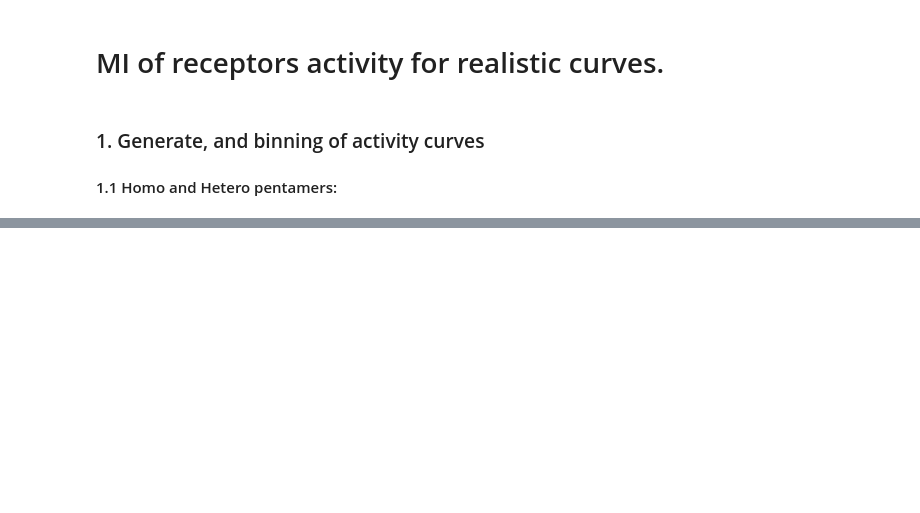
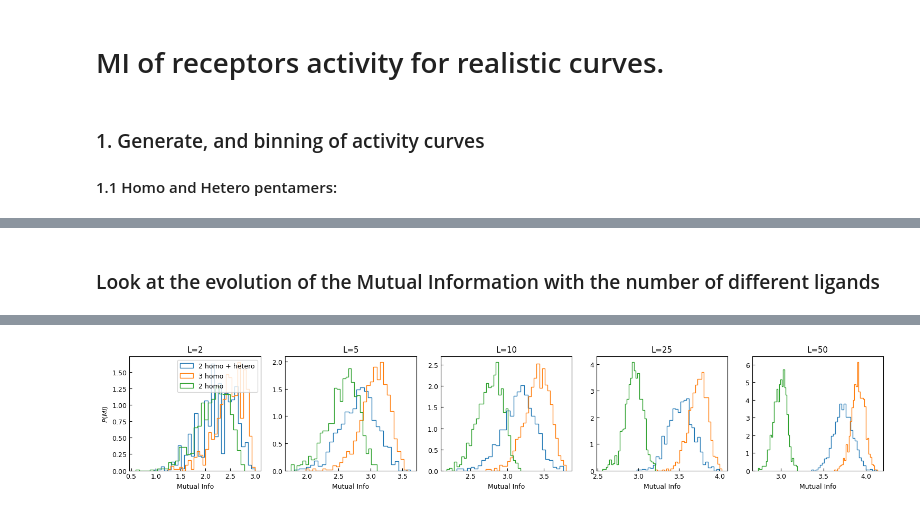
Before and after one commit to HugoLeRoy94/octopus_smelling, a Jupyter notebook: MI/activity_curves.ipynb, the cells around one changed output, grey strips where cells are left out. Drawn from its saved outputs; the diff is of its cells as text; code cells hidden in the pictures; blank space fills up the shorter version.

Commit message:
add continuous activation curves,

```diff
--- a/MI/activity_curves.ipynb
+++ b/MI/activity_curves.ipynb
@@ -514,0 +178,78 @@ analyze_activity_histogram_and_mi(A,Na)
+# %% [markdown]
+### Look at the evolution of the Mutual Information with the number of different ligands
+# %%
+
+
+# --- Main Analysis Loop ---
+
+
+Nsamples = 1000
+L_values = np.array([2, 5, 10, 25, 50, 100, 150, 200, 500, 1000])
+L_values = np.array([2, 5, 10, 25, 50])#, 100, 150, 200, 500, 1000])
+
+# Storage
+av_MIL = np.zeros((len(L_values), 3), dtype=float)
+Pas = np.zeros((len(L_values), 3, Na), dtype=float) # Stores avg P(a) for [2_homo, Hetero, 3_homo]
+
+# Prepare Plot
+fig, ax = plt.subplots(ncols=len(L_values), figsize=(3*len(L_values), 3))
+
+for l_idx, L_curr in enumerate(L_values):
+    print(f"Processing L = {L_curr}...")
+
+    MI_3hetero, MI_3homo, MI_2 = [], [], []
+
+    # Temporary accumulators for P(a)
+    sum_Pa_3hetero = np.zeros(Na)
+    sum_Pa_3homo   = np.zeros(Na)
+    sum_Pa_2       = np.zeros(Na)
+
+    for k in range(Nsamples):
+        # 1. Generate Parameters
+        Kcs_3hetero, Kos_3hetero, eps_3hetero = generate_Ks(L=L_curr, n_types=2, n_hetero_sample='all',Kc_Amp=50)
+        Kcs_3homo,   Kos_3homo,   eps_3homo   = generate_Ks(L=L_curr, n_types=3, n_hetero_sample=0,Kc_Amp=50)
+        Kcs_2,       Kos_2,       eps_2       = generate_Ks(L=L_curr, n_types=2, n_hetero_sample=0,Kc_Amp=50)
+
+        # 2. Generate Activity Matrices
+        A_3hetero = generate_activity_matrix(eps_3hetero, Kcs_3hetero, Kos_3hetero, c_centers, a_edges)
+        A_3homo   = generate_activity_matrix(eps_3homo,   Kcs_3homo,   Kos_3homo,   c_centers, a_edges)
+        A_2       = generate_activity_matrix(eps_2,       Kcs_2,       Kos_2,       c_centers, a_edges)
+
+        # 3. Compute MI (Mutual Information)
+        mi_hetero= compute_mi(A_3hetero, Na)
+        mi_3homo = compute_mi(A_3homo, Na)
+        mi_2     = compute_mi(A_2, Na)
+
+        MI_3hetero.append(mi_hetero)
+        MI_3homo.append(mi_3homo)
+        MI_2.append(mi_2)
+
+        # 4. Compute and Accumulate Marginal P(a)
+        sum_Pa_3hetero += compute_marginal_P(A_3hetero, Na)
+        sum_Pa_3homo   += compute_marginal_P(A_3homo, Na)
+        sum_Pa_2       += compute_marginal_P(A_2, Na)
+
+    # --- Store Averages for this L ---
+
+    # Average MI
+    av_MIL[l_idx] = [np.mean(MI_2), np.mean(MI_3hetero), np.mean(MI_3homo)]
+
+    # Average P(a)
+    Pas[l_idx, 0, :] = sum_Pa_2 / Nsamples
+    Pas[l_idx, 1, :] = sum_Pa_3hetero / Nsamples
+    Pas[l_idx, 2, :] = sum_Pa_3homo / Nsamples
+
+    # --- Plotting Histograms (MI) ---
+    ax[l_idx].hist(MI_3hetero, density=True, label='2 homo + hetero', histtype='step', bins=30)
+    ax[l_idx].hist(MI_3homo,   density=True, label='3 homo',          histtype='step', bins=30)
+    ax[l_idx].hist(MI_2,       density=True, label='2 homo',          histtype='step', bins=30)
+
+    ax[l_idx].set_title(f'L={L_curr}')
+    ax[l_idx].set_xlabel('Mutual Info')
+    if l_idx == 0:
+        ax[l_idx].set_ylabel(r'$P(MI)$')
+        ax[l_idx].legend(loc='upper right')
+
+plt.tight_layout()
+plt.show()
+# %% [output]
@@ -514,0 +261 @@ analyze_activity_histogram_and_mi(A,Na)
+[figure, added]
```
Also changed, not shown: parts of 18 cells of this notebook, 4 other files.
